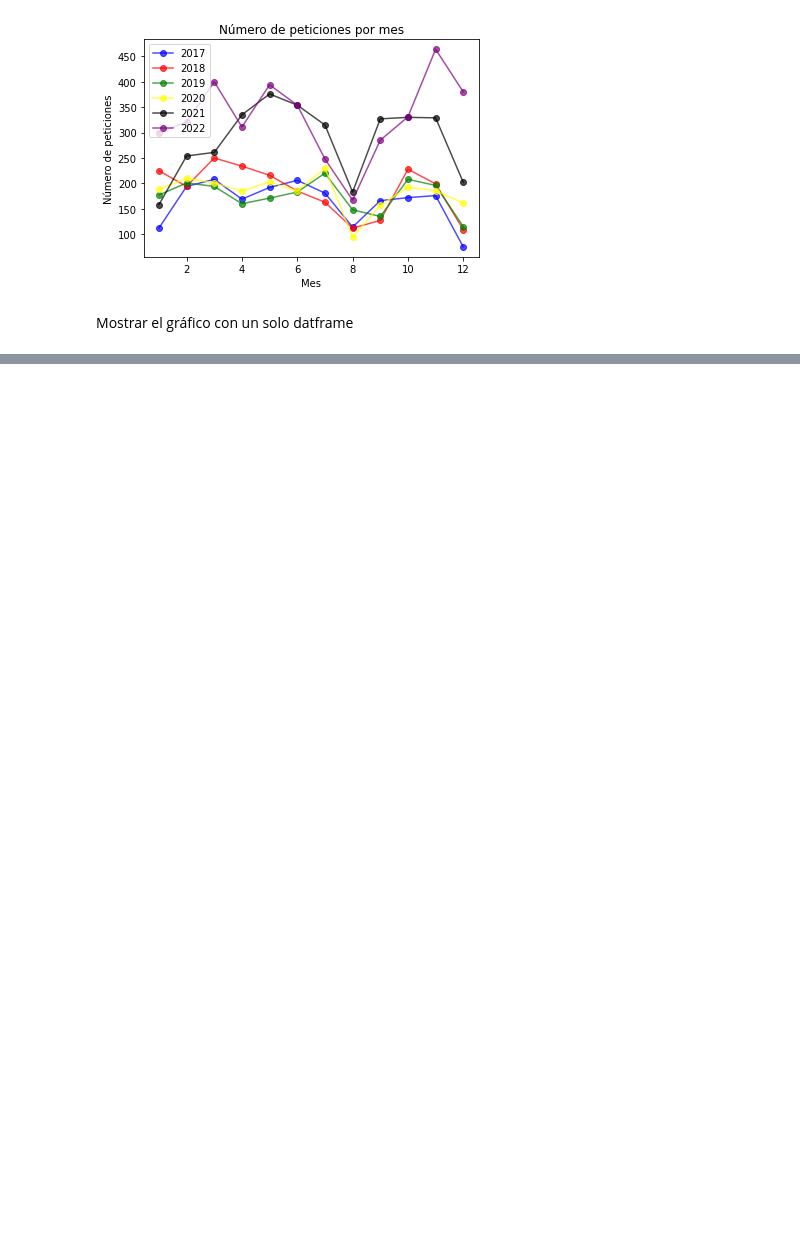
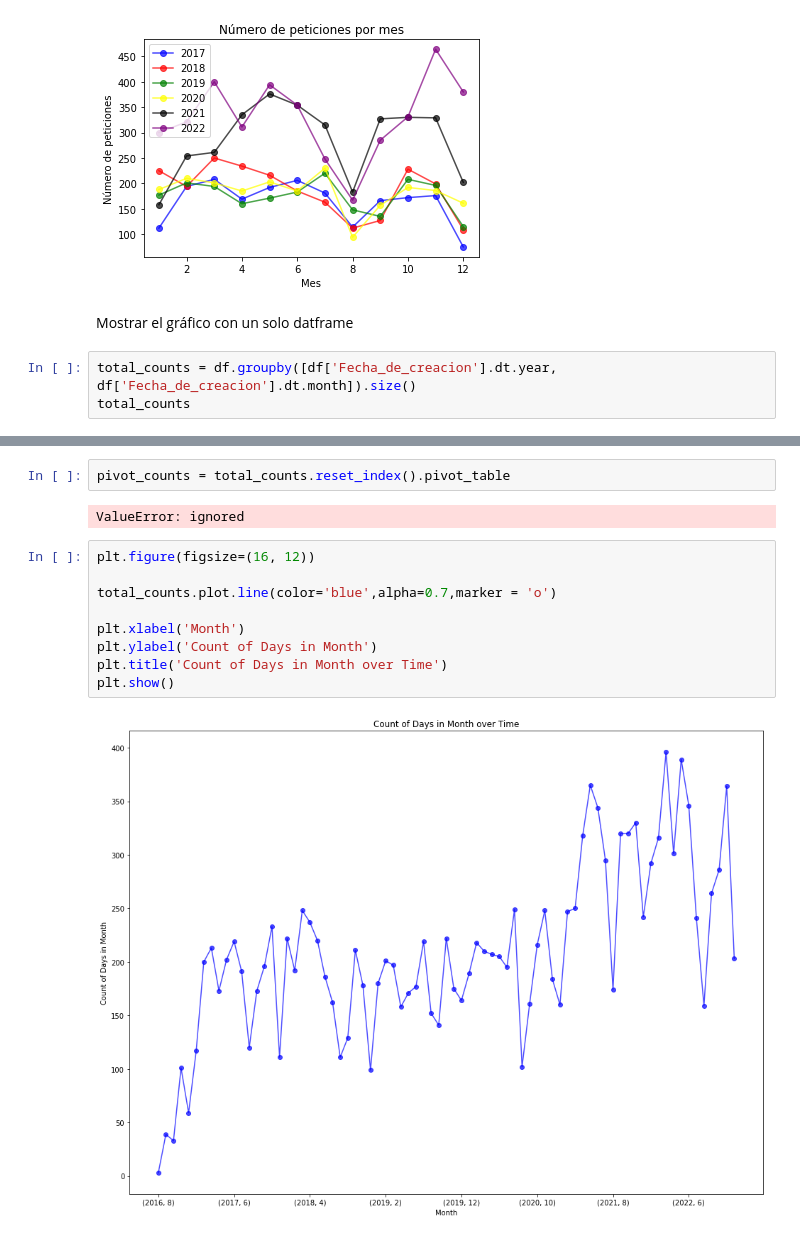
Before and after one commit to jvidorreta/TFG_SDG_JVID, a Jupyter notebook: TFG_SDG_JVID.ipynb, the cells around one changed output, grey strips where cells are left out. Cells and saved outputs as stored; diff of their text form; blank space fills up the shorter version.

```diff
--- a/TFG_SDG_JVID.ipynb
+++ b/TFG_SDG_JVID.ipynb
@@ -218,3 +223,6 @@ plt.show()
 [figure]
 # %% [markdown]
 Mostrar el gráfico con un solo datframe
+# %%
+total_counts = df.groupby([df['Fecha_de_creacion'].dt.year, df['Fecha_de_creacion'].dt.month]).size()
+total_counts
@@ -220,0 +243,15 @@ Mostrar el gráfico con un solo datframe
+# %%
+pivot_counts = total_counts.reset_index().pivot_table
+# %% [output]
+ValueError: ignored
+# %%
+plt.figure(figsize=(16, 12))
+
+total_counts.plot.line(color='blue',alpha=0.7,marker = 'o')
+
+plt.xlabel('Month')
+plt.ylabel('Count of Days in Month')
+plt.title('Count of Days in Month over Time')
+plt.show()
+# %% [output]
+[figure, added]
```
Also changed, not shown: parts of 3 cells of this notebook.
